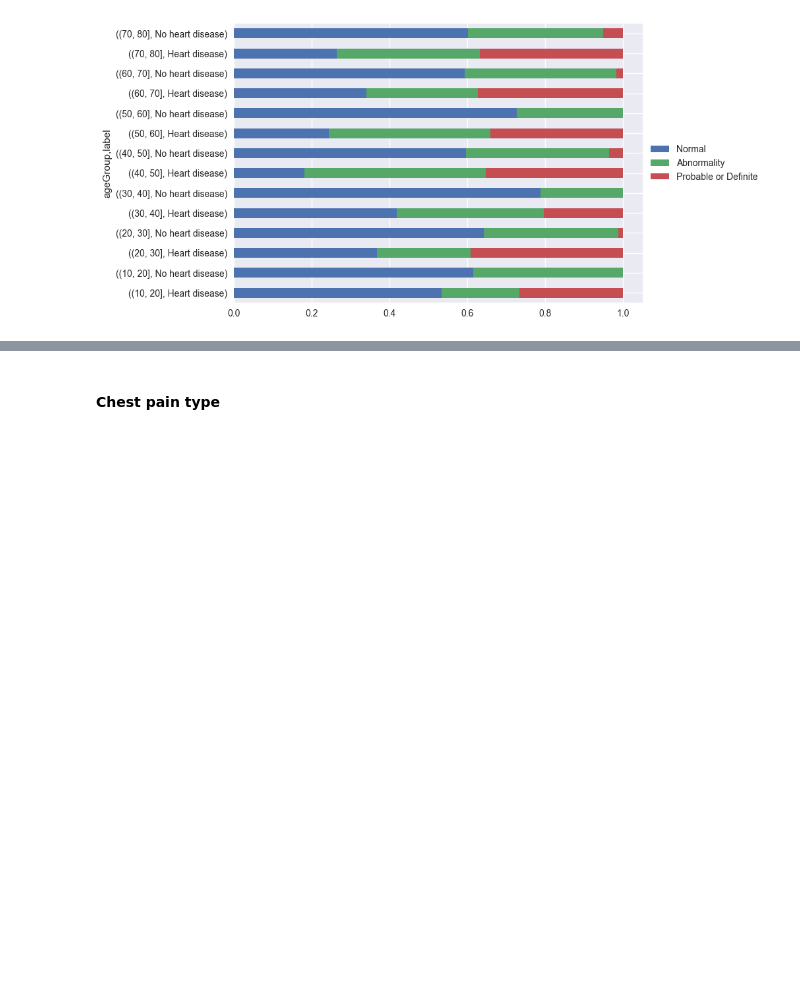
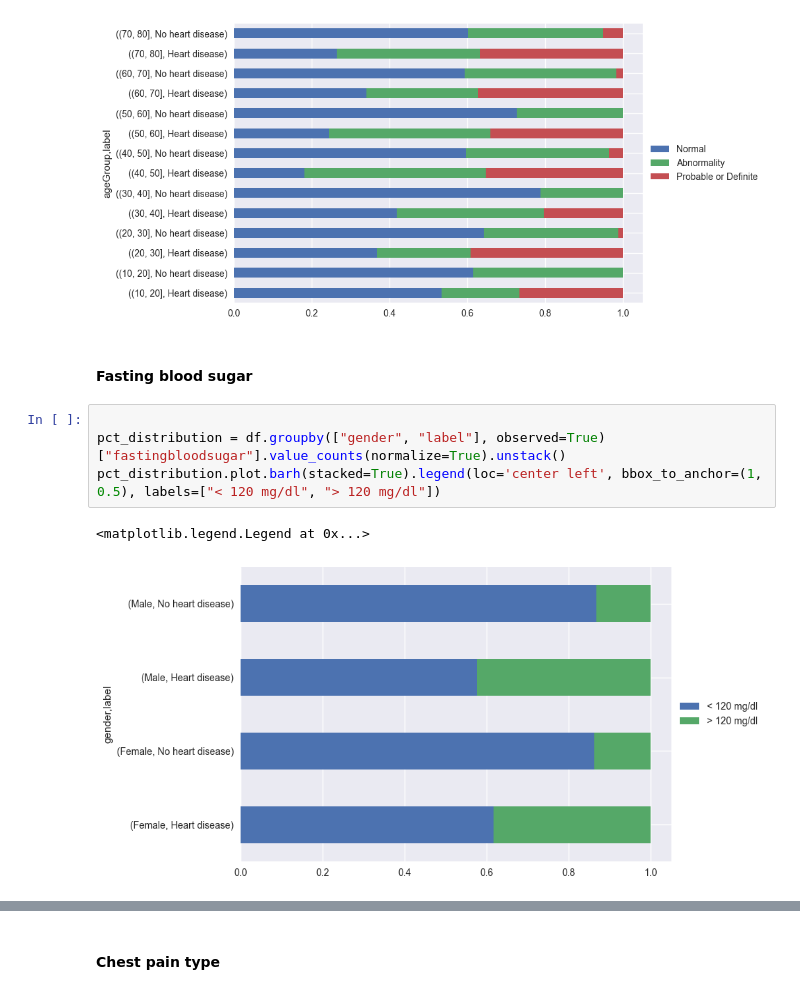
Before and after one commit to lexotero/kcl-7CCSONAR-analysis-and-reporting, a Jupyter notebook: src/notebook.ipynb, the cells around one changed output, grey strips where cells are left out. Saved outputs shown, nothing was run; the diff lists cells and outputs as text; blank space fills up the shorter version.

```diff
--- a/src/notebook.ipynb
+++ b/src/notebook.ipynb
@@ -221,3 +221,12 @@ pct_distribution.plot.barh(stacked=True).legend(loc='center left', bbox_to_ancho
 # %% [output]
 <matplotlib.legend.Legend at 0x...>
 [figure]
+# %% [markdown]
+#### Fasting blood sugar
+# %%
+
+pct_distribution = df.groupby(["gender", "label"], observed=True)["fastingbloodsugar"].value_counts(normalize=True).unstack()
+pct_distribution.plot.barh(stacked=True).legend(loc='center left', bbox_to_anchor=(1, 0.5), labels=["< 120 mg/dl", "> 120 mg/dl"])
+# %% [output]
+<matplotlib.legend.Legend at 0x...>
+[figure, added]
```
Also changed, not shown: parts of 13 cells of this notebook.
